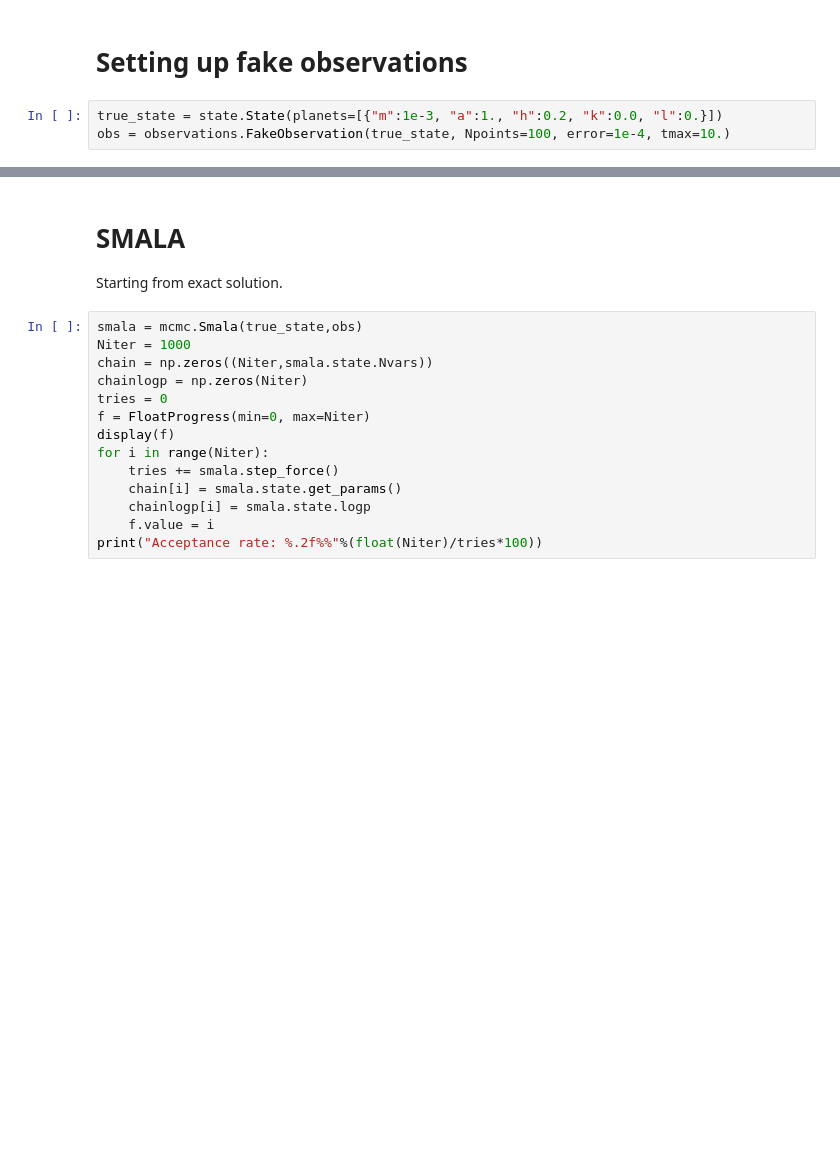
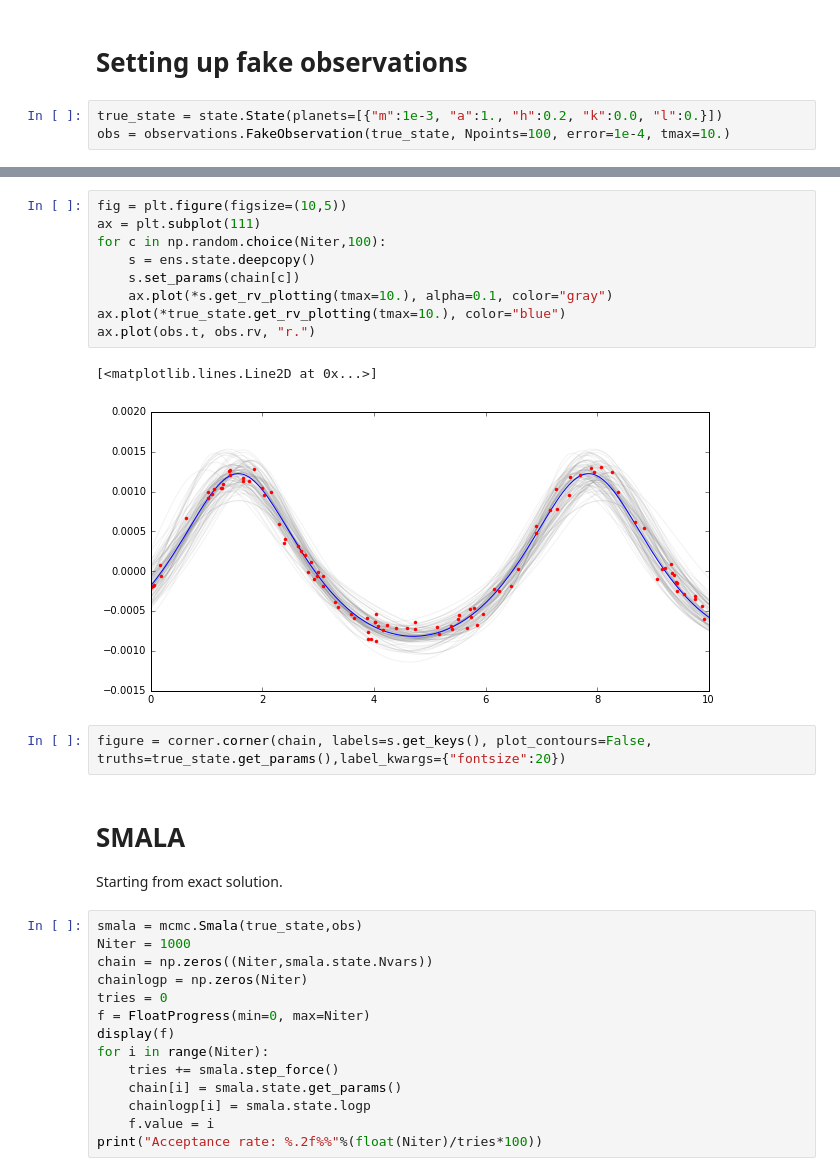
Before and after one commit to hannorein/rebound, a Jupyter notebook: Pal_MCMC.ipynb, the cells around one changed output, grey strips where cells are left out. Drawn from its saved outputs; the diff is of its cells as text; blank space fills up the shorter version.

```diff
--- a/Pal_MCMC.ipynb
+++ b/Pal_MCMC.ipynb
@@ -25,3 +53,17 @@ ax.plot(obs.t, obs.rv, ".")
+# %%
+fig = plt.figure(figsize=(10,5))
+ax = plt.subplot(111)
+for c in np.random.choice(Niter,100):
+    s = ens.state.deepcopy()
+    s.set_params(chain[c])
+    ax.plot(*s.get_rv_plotting(tmax=10.), alpha=0.1, color="gray")
+ax.plot(*true_state.get_rv_plotting(tmax=10.), color="blue")
+ax.plot(obs.t, obs.rv, "r.")
+# %% [output]
+[<matplotlib.lines.Line2D at 0x...>]
+[figure, added]
+# %%
+figure = corner.corner(chain, labels=s.get_keys(), plot_contours=False, truths=true_state.get_params(),label_kwargs={"fontsize":20})
 # %% [markdown]
 # SMALA
 Starting from exact solution.
```
Also changed, not shown: parts of 4 cells of this notebook, 1 other file.
